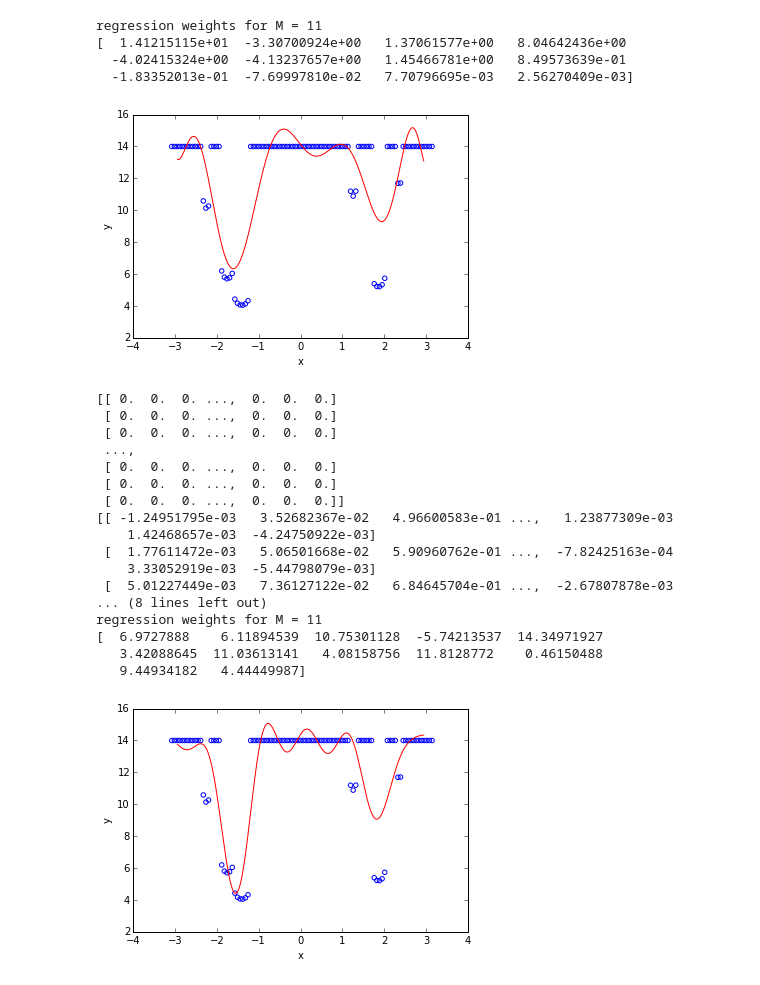
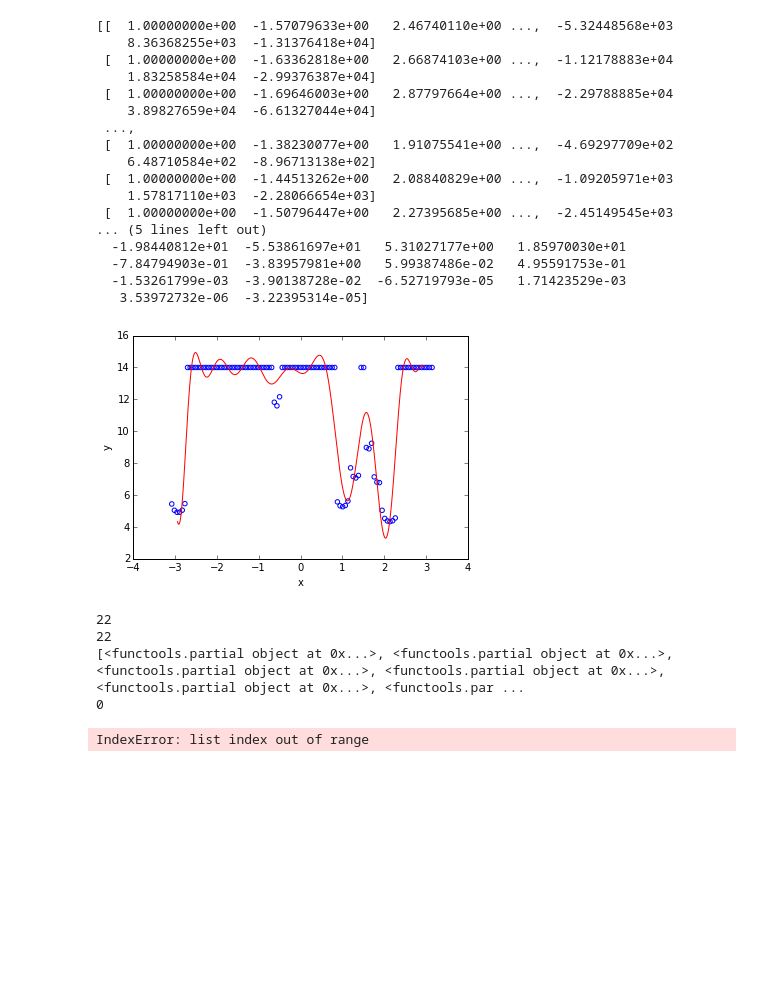
Before and after one commit to peteflorence/GeometricPDEs, a Jupyter notebook: _RotatingBot/BasisFunctionFitting.ipynb, the cells around one changed output. Drawn from its saved outputs; the diff is of its cells as text; code cells hidden in the pictures; blank space fills up the shorter version.

```diff
--- a/_RotatingBot/BasisFunctionFitting.ipynb
+++ b/_RotatingBot/BasisFunctionFitting.ipynb
@@ -24,13 +32,12 @@ Populating the interactive namespace from numpy and matplotlib
 
 from sympy.mpmath import *
 I = [-math.pi, math.pi]
-N = 12   # number of Fourier-approximation-of-3-Gaussian basis functions
-M = 6    # order of Fourier series
-sig = 0.4
+N = 22   # number of Fourier-approximation-of-3-Gaussian basis functions
+M = 15    # order of Fourier series
+sig = 0.1
 # %%
 cslist = []
 
-M=6
 for i in np.linspace(-3.14,3.14-3.14/11,N):
     print i
 
@@ -61,12 +73,11 @@ for i in range(len(cslist)):
 #print len(cs1[0])
 #print len(cs1[1])
 
-    def f_basis_practice(x):
+    def f_basis_practice(x,M):
         b = math.pi
         a = -math.pi
         m = 2.0*math.pi / (b - a)
         y = 0
-        M = 6
         for k in range(M+1):
 
             y = y + cs[0][k] * math.cos(k * m * x)
@@ -76,7 +87,7 @@ for i in range(len(cslist)):
     x = np.linspace(-math.pi,math.pi,1000)
     y = x * 0.0
     for i in range(len(x)):
-        y[i] = f_basis_practice(x[i])
+        y[i] = f_basis_practice(x[i],M)
 
     plt.plot(x,y)
 
@@ -98,60 +109,62 @@ def plot(lr,w):
     reg_prediction = np.dot(lr_temp.phi,w)
     plt.plot(x, reg_prediction, color='r')
     plt.scatter(lr.x, lr.y, color='b', marker='o',facecolors='none')
     plt.xlabel('x')
     plt.ylabel('y')
     plt.show()
 
 def plotRBFbases(lr,w):
     # plot sin(2*phi*x) in green
     x = np.linspace(-math.pi+0.2,math.pi-0.2,1000)
     reg_prediction = w[0]*lr.bases[0](x) + w[1]*lr.bases[1](x) + w[2]*lr.bases[2](x) + w[3]*lr.bases[3](x) + \
                      w[4]*lr.bases[4](x) + w[5]*lr.bases[5](x) + w[6]*lr.bases[6](x) + w[7]*lr.bases[7](x) + \
                      w[8]*lr.bases[8](x) + w[9]*lr.bases[9](x) + w[10]*lr.bases[10](x) + w[11]*lr.bases[11](x)
     plt.plot(x, reg_prediction, color='r')
     plt.scatter(lr.x, lr.y, color='b', marker='o',facecolors='none')
     plt.xlabel('x')
     plt.ylabel('y')
     plt.show()
 
-M = 11
-lr = LinearRegression(laseAngles2,laserDepths,M)
+lr = LinearRegression(laseAngles2,laserDepths,N-1)
 w = lr.reg()
-w_initial = 0*np.zeros((1,12))
-print "regression weights for M = " + str(M)
+print np.matrix(lr.phi)
+print lr.SSE(w)
+print "regression weights for N = " + str(N)
 print w
 plot(lr,w)
 
+print len(cslist)
 
-N = 12
-lr = LinearRegression(laseAngles2,laserDepths,11)
+lr = LinearRegression(laseAngles2,laserDepths,N)
 lr.setBases(N,cslist)
+print len(lr.bases)
+print lr.bases
 lr.RBF_Phi(N)
 w = lr.reg()
-print "regression weights for M = " + str(M)
+print "regression weights for N = " + str(N)
 print w
 plotRBFbases(lr,w)
 # %% [output]
-regression weights for M = 11
-[  1.41215115e+01  -3.30700924e+00   1.37061577e+00   8.04642436e+00
-  -4.02415324e+00  -4.13237657e+00   1.45466781e+00   8.49573639e-01
-  -1.83352013e-01  -7.69997810e-02   7.70796695e-03   2.56270409e-03]
+[[  1.00000000e+00  -1.57079633e+00   2.46740110e+00 ...,  -5.32448568e+03
+    8.36368255e+03  -1.31376418e+04]
+ [  1.00000000e+00  -1.63362818e+00   2.66874103e+00 ...,  -1.12178883e+04
+    1.83258584e+04  -2.99376387e+04]
+ [  1.00000000e+00  -1.69646003e+00   2.87797664e+00 ...,  -2.29788885e+04
+    3.89827659e+04  -6.61327044e+04]
+ ...,
+ [  1.00000000e+00  -1.38230077e+00   1.91075541e+00 ...,  -4.69297709e+02
+    6.48710584e+02  -8.96713138e+02]
+ [  1.00000000e+00  -1.44513262e+00   2.08840829e+00 ...,  -1.09205971e+03
+    1.57817110e+03  -2.28066654e+03]
+ [  1.00000000e+00  -1.50796447e+00   2.27395685e+00 ...,  -2.45149545e+03
+... (5 lines left out)
+  -1.98440812e+01  -5.53861697e+01   5.31027177e+00   1.85970030e+01
+  -7.84794903e-01  -3.83957981e+00   5.99387486e-02   4.95591753e-01
+  -1.53261799e-03  -3.90138728e-02  -6.52719793e-05   1.71423529e-03
+   3.53972732e-06  -3.22395314e-05]
-[figure, old version]
+[figure, new version]
-[[ 0.  0.  0. ...,  0.  0.  0.]
- [ 0.  0.  0. ...,  0.  0.  0.]
- [ 0.  0.  0. ...,  0.  0.  0.]
- ...,
- [ 0.  0.  0. ...,  0.  0.  0.]
- [ 0.  0.  0. ...,  0.  0.  0.]
- [ 0.  0.  0. ...,  0.  0.  0.]]
-[[ -1.24951795e-03   3.52682367e-02   4.96600583e-01 ...,   1.23877309e-03
-    1.42468657e-03  -4.24750922e-03]
- [  1.77611472e-03   5.06501668e-02   5.90960762e-01 ...,  -7.82425163e-04
-    3.33052919e-03  -5.44798079e-03]
- [  5.01227449e-03   7.36127122e-02   6.84645704e-01 ...,  -2.67807878e-03
-... (8 lines left out)
-regression weights for M = 11
-[  6.9727888    6.11894539  10.75301128  -5.74213537  14.34971927
-   3.42088645  11.03613141   4.08158756  11.8128772    0.46150488
-   9.44934182   4.44449987]
+22
+22
+[<functools.partial object at 0x...>, <functools.partial object at 0x...>, <functools.partial object at 0x...>, <functools.partial object at 0x...>, <functools.partial object at 0x...>, <functools.par ...
+0
-[figure, removed]
+IndexError: list index out of range
```
Also changed, not shown: parts of 7 cells of this notebook, 8 other files.
